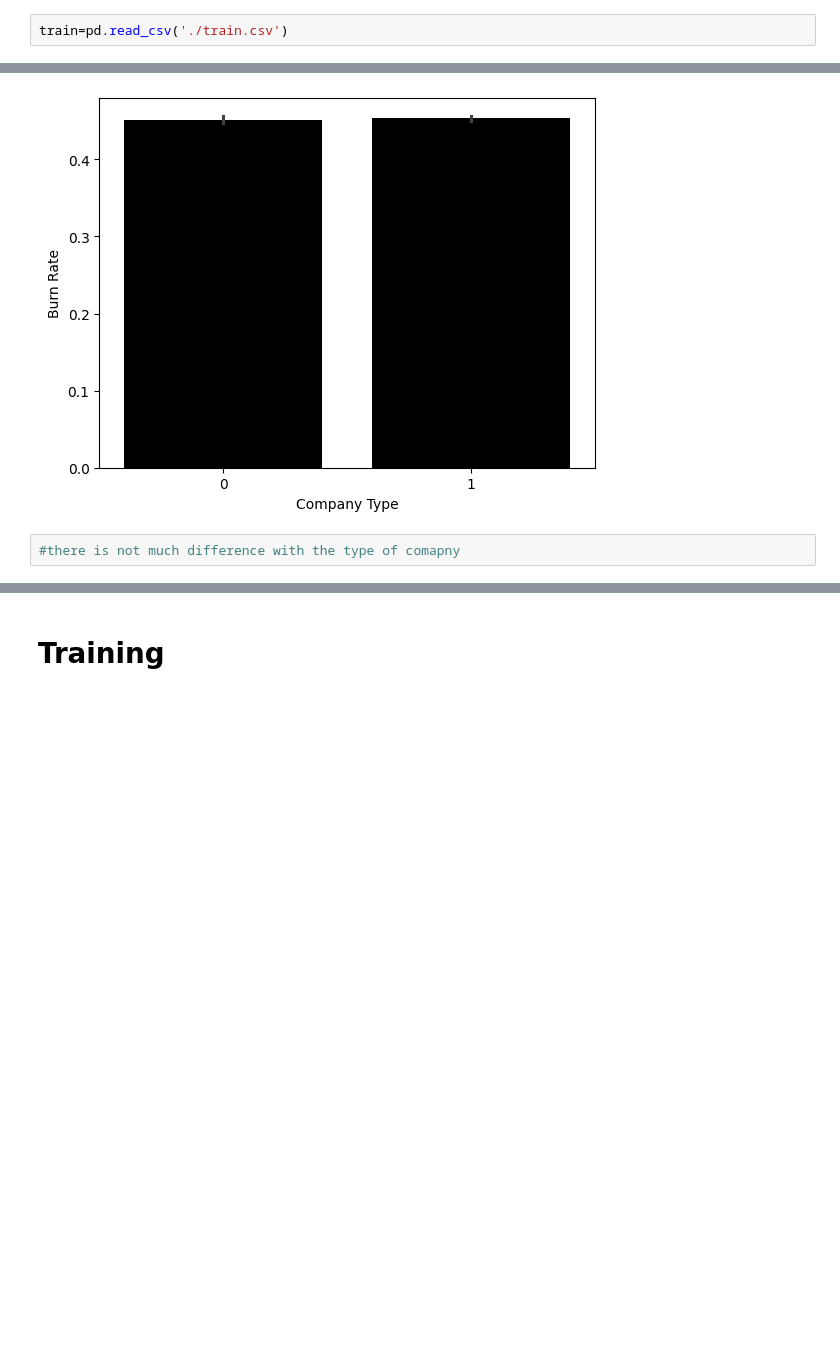
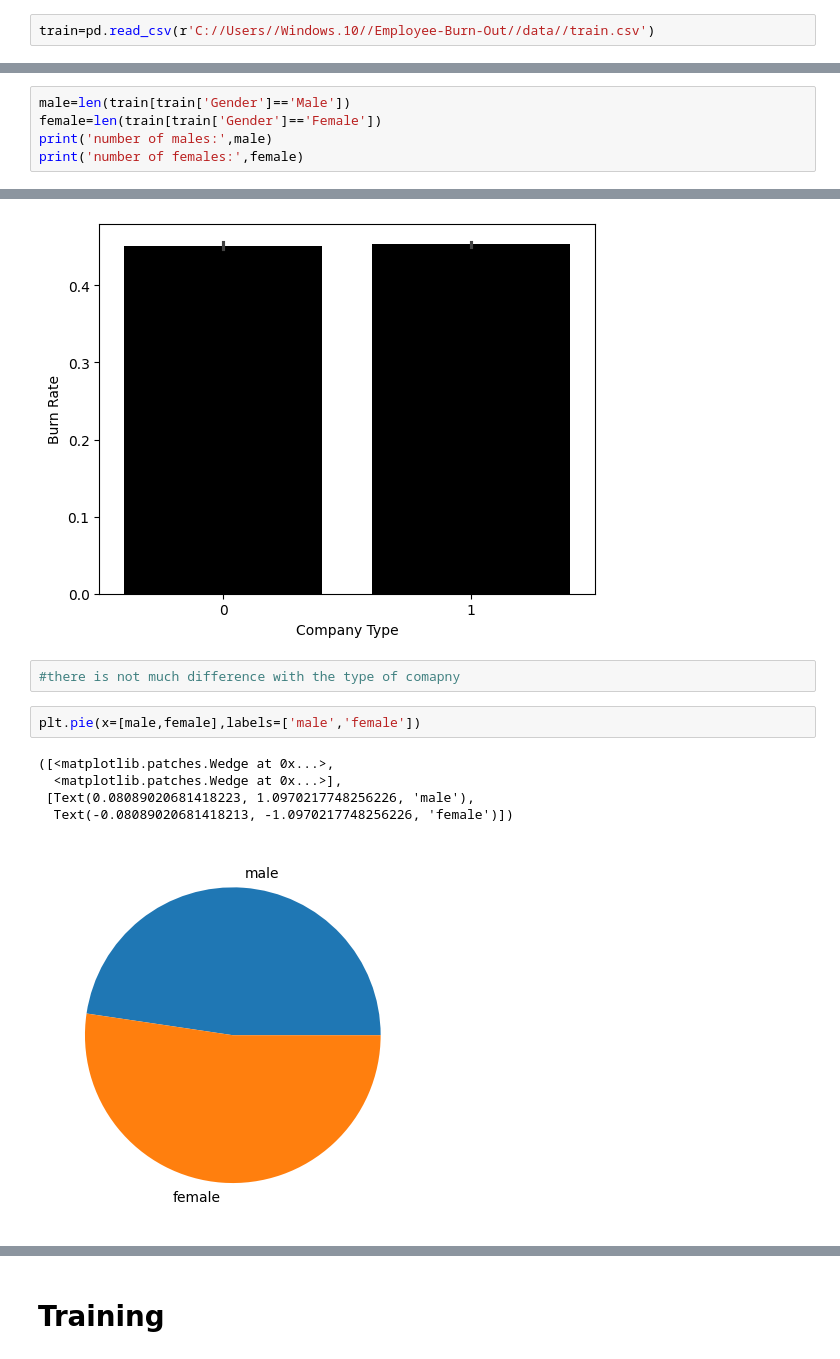
Before and after one commit to ReemJbily/Employee-Burn-Out, a Jupyter notebook: employee_burn_out.ipynb, the cells around one changed output, grey strips where cells are left out. Saved outputs shown, nothing was run; the diff lists cells and outputs as text; blank space fills up the shorter version.

```diff
--- a/employee_burn_out.ipynb
+++ b/employee_burn_out.ipynb
@@ -102,3 +82,3 @@ mlflow.set_experiment('Employee-Burn-Out-Project')
 # %%
-train=pd.read_csv('./train.csv')
+train=pd.read_csv(r'C://Users//Windows.10//Employee-Burn-Out//data//train.csv')
 # %% [markdown]
@@ -190 +170,6 @@ Index(['Gender', 'Company Type', 'Remote', 'Designation', 'Resource',
       dtype='object')
+# %%
+male=len(train[train['Gender']=='Male'])
+female=len(train[train['Gender']=='Female'])
+print('number of males:',male)
+print('number of females:',female)
@@ -293,3 +297,11 @@ sns.barplot(data=train,x='Company Type',y='Burn Rate',color='black')
 [figure]
 # %%
 #there is not much difference with the type of comapny
+# %%
+plt.pie(x=[male,female],labels=['male','female'])
+# %% [output]
+([<matplotlib.patches.Wedge at 0x...>,
+  <matplotlib.patches.Wedge at 0x...>],
+ [Text(0.08089020681418223, 1.0970217748256226, 'male'),
+  Text(-0.08089020681418213, -1.0970217748256226, 'female')])
+[figure, added]
```
Also changed, not shown: parts of 15 cells of this notebook, 31 other files.
